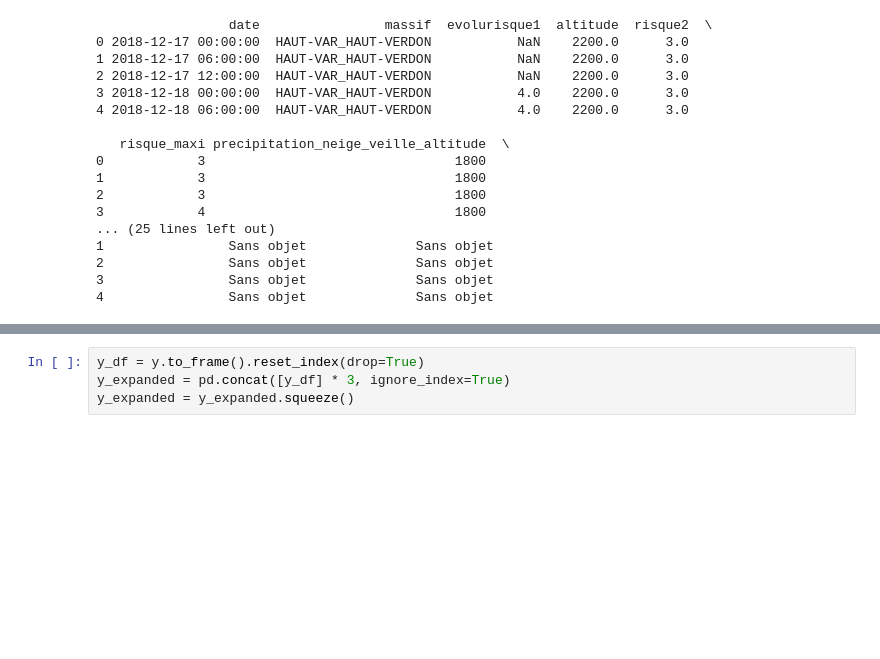
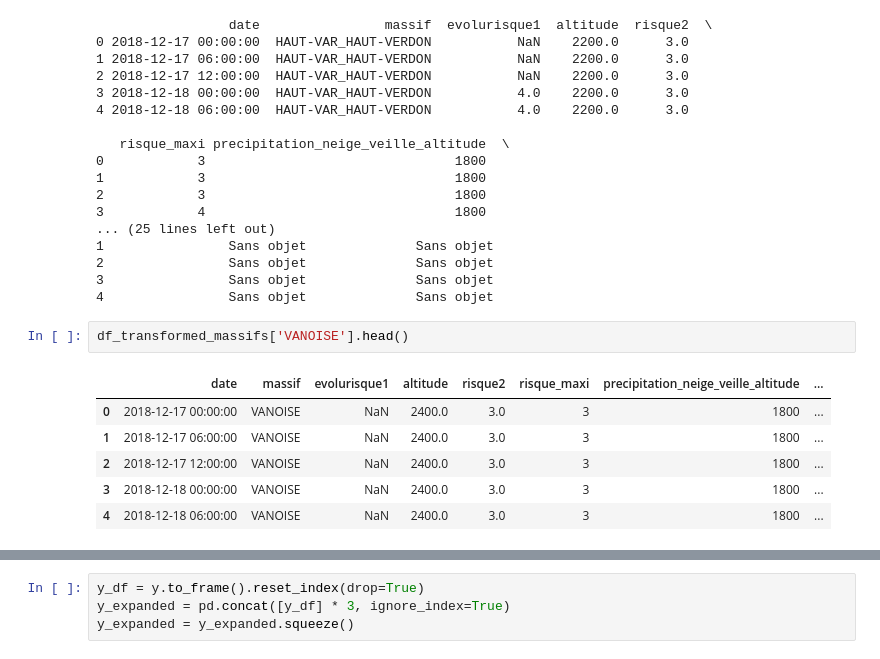
Before and after one commit to adevilde/avalanches_prediction, a Jupyter notebook: avalanche_starting_kit.ipynb, the cells around one changed output, grey strips where cells are left out. Saved outputs shown, nothing was run; the diff lists cells and outputs as text; blank space fills up the shorter version.

```diff
--- a/avalanche_starting_kit.ipynb
+++ b/avalanche_starting_kit.ipynb
@@ -317,3 +317,12 @@ print(df_final.head())
 2                Sans objet              Sans objet
 3                Sans objet              Sans objet
 4                Sans objet              Sans objet
+# %%
+df_transformed_massifs['VANOISE'].head()
+# %% [output]
+|  | date | massif | evolurisque1 | altitude | risque2 | risque_maxi | precipitation_neige_veille_altitude | ... |
+| 0 | 2018-12-17 00:00:00 | VANOISE | NaN | 2400.0 | 3.0 | 3 | 1800 | ... |
+| 1 | 2018-12-17 06:00:00 | VANOISE | NaN | 2400.0 | 3.0 | 3 | 1800 | ... |
+| 2 | 2018-12-17 12:00:00 | VANOISE | NaN | 2400.0 | 3.0 | 3 | 1800 | ... |
+| 3 | 2018-12-18 00:00:00 | VANOISE | NaN | 2400.0 | 3.0 | 3 | 1800 | ... |
+| 4 | 2018-12-18 06:00:00 | VANOISE | NaN | 2400.0 | 3.0 | 3 | 1800 | ... |
```
Also changed, not shown: parts of 6 cells of this notebook.
